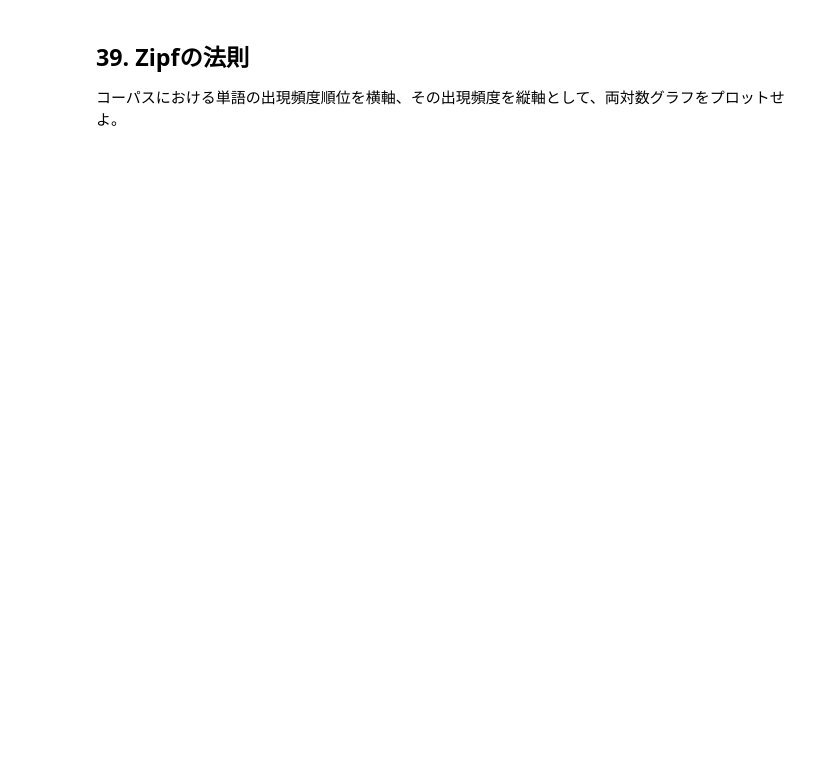
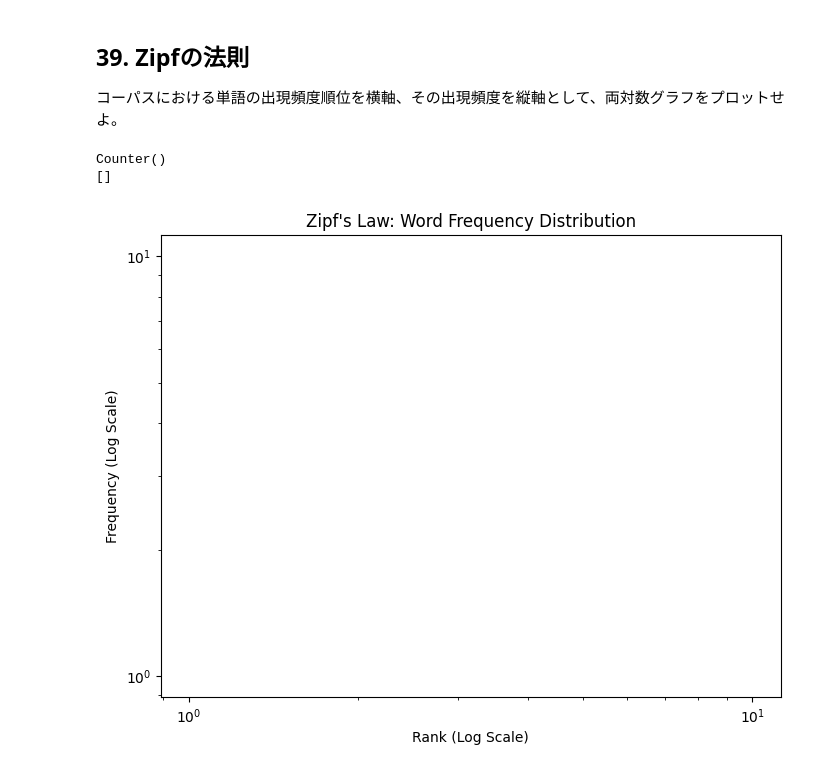
Before and after one commit to 291u7/nlp100_2025, a Jupyter notebook: ja/ch04.ipynb, the cells around one changed output. Drawn from its saved outputs; the diff is of its cells as text; code cells hidden in the pictures; blank space fills up the shorter version.

```diff
--- a/ja/ch04.ipynb
+++ b/ja/ch04.ipynb
@@ -387,3 +257,13 @@ print(word_counts.most_common(20))
 # %% [markdown]
 ## 37. 名詞の出現頻度
 コーパスにおける名詞の出現頻度を求め、出現頻度の高い20語とその出現頻度を表示せよ。
+# %%
+i = 1
+for ((word, pos), count) in word_counts:
+
+  if (pos == "名詞"):
+    print(f"{i}: {word} ({count}回)")
+    i += 1
+
+  if (i > 20):
+    break
@@ -393,3 +370,42 @@ print(word_counts.most_common(20))
 # %% [markdown]
 ## 39. Zipfの法則
 コーパスにおける単語の出現頻度順位を横軸、その出現頻度を縦軸として、両対数グラフをプロットせよ。
+# %%
+import matplotlib.pyplot as plt
+
+# --- 1. word_counts からグラフ用のデータを抽出する ---
+
+# most_common() を使うと出現頻度順（降順）に並んだデータが取得できるので、
+# そこから「頻度（count）」の数値だけをリストとして取り出します。
+# ※キーが (単語, 品詞) のタプルでも、ここでは数値しか使わないので問題ありません。
+frequencies = [count for item, count in word_counts.most_common()]
+print(word_counts)
+print(frequencies)
+
+# 順位（Rank）のリストを作ります。1位から始まり、単語の種類数まで連番を作ります。
+ranks = range(1, len(frequencies) + 1)
+
+
+# --- 2. グラフの描画 ---
+
+# グラフのサイズを設定
+plt.figure(figsize=(8, 6))
+
+# 両対数グラフのプロット
+# plt.loglog() を使うと、自動的にX軸とY軸が対数スケールになります。
+# linestyle='None' と marker='.' で、線ではなく点でプロットして見やすくします。
+plt.loglog(ranks, frequencies, color='b')
+
+# グラフのタイトルと軸ラベルを設定
+# （※matplotlibはデフォルトだと日本語が文字化けするため、英語で設定しています）
+plt.title("Zipf's Law: Word Frequency Distribution")
+plt.xlabel("Rank (Log Scale)")
+plt.ylabel("Frequency (Log Scale)")
+
+
+# グラフを画面に表示
+plt.show()
+# %% [output]
+Counter()
+[]
+[figure, added]
```
Also changed, not shown: parts of 10 cells of this notebook.
